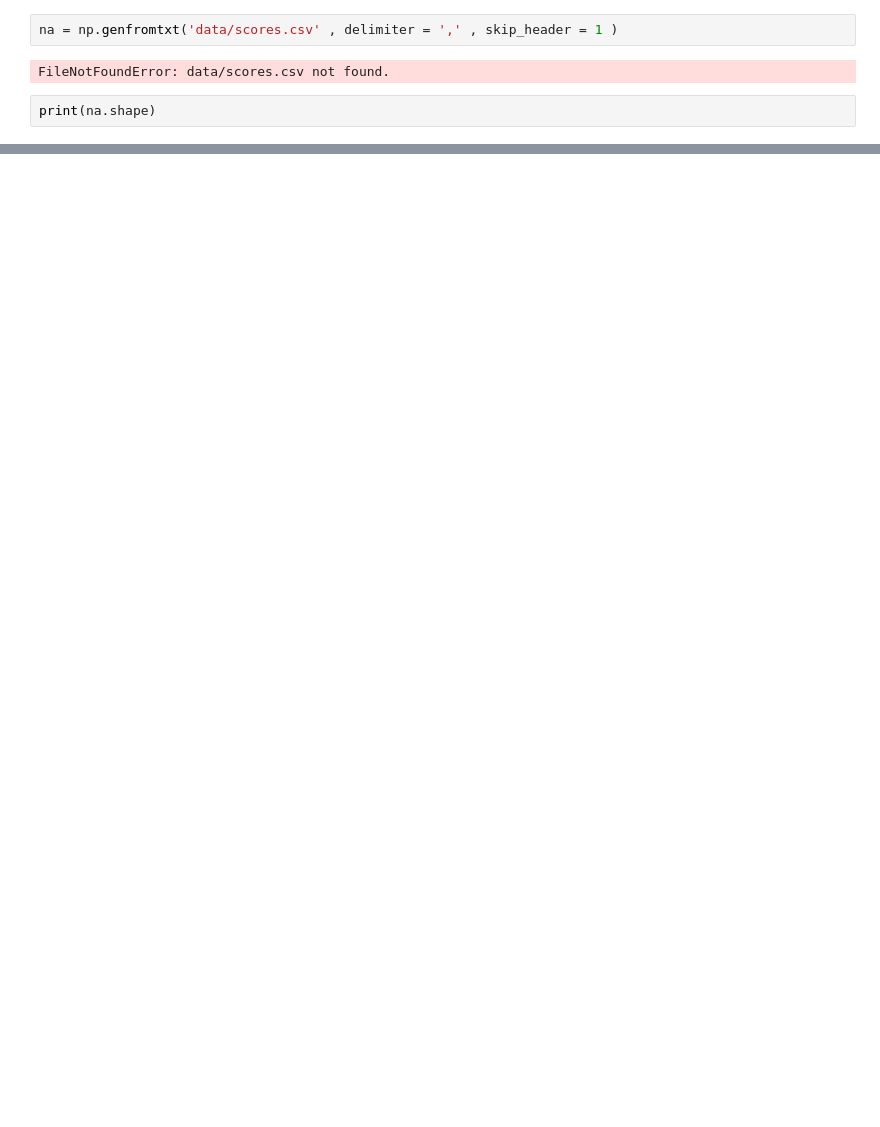
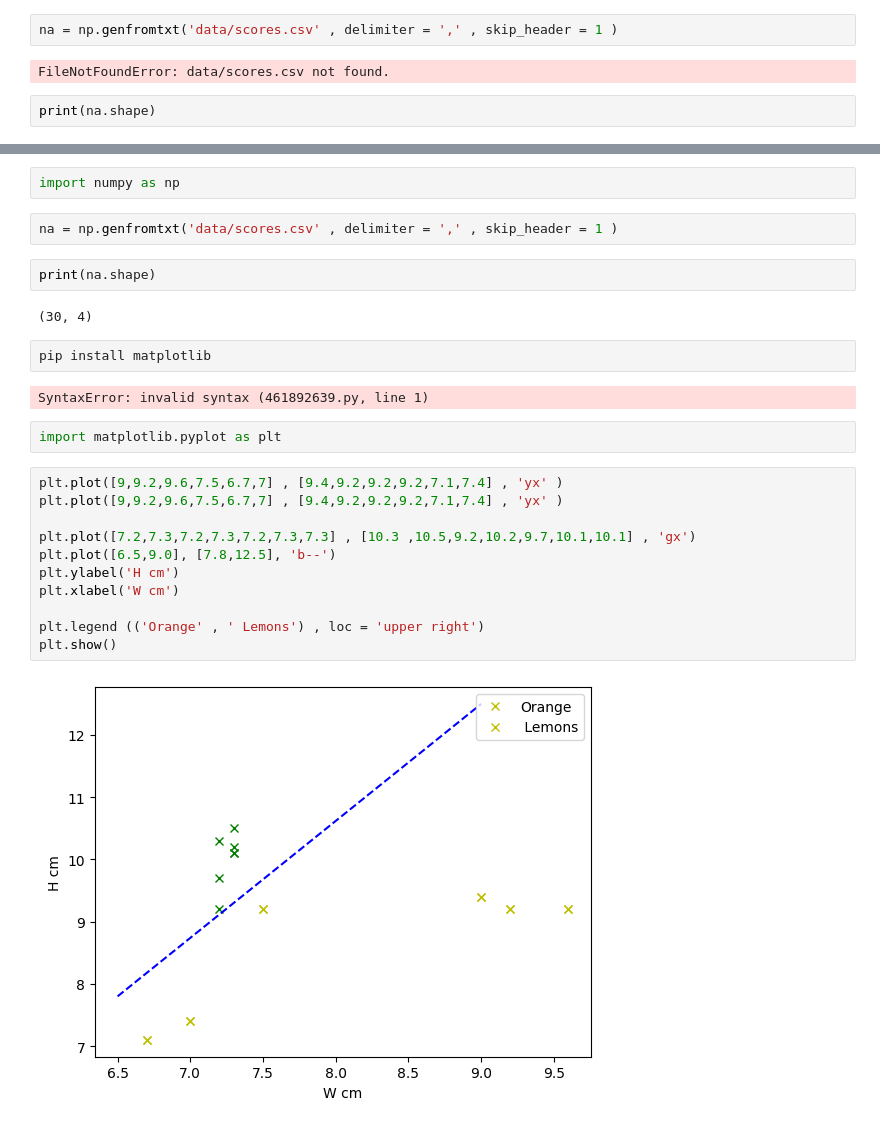
Before and after one commit to aeiou789/python101, a Jupyter notebook: Untitled-1.ipynb, the cells around one changed output, grey strips where cells are left out. Drawn from its saved outputs; the diff is of its cells as text; blank space fills up the shorter version.

```diff
--- a/Untitled-1.ipynb
+++ b/Untitled-1.ipynb
@@ -59,0 +102,27 @@ print(na.shape)
+# %%
+import numpy as np
+# %%
+na = np.genfromtxt('data/scores.csv' , delimiter = ',' , skip_header = 1 )
+# %%
+print(na.shape)
+# %% [output]
+(30, 4)
+# %%
+pip install matplotlib
+# %% [output]
+SyntaxError: invalid syntax (461892639.py, line 1)
+# %%
+import matplotlib.pyplot as plt
+# %%
+plt.plot([9,9.2,9.6,7.5,6.7,7] , [9.4,9.2,9.2,9.2,7.1,7.4] , 'yx' )
+plt.plot([9,9.2,9.6,7.5,6.7,7] , [9.4,9.2,9.2,9.2,7.1,7.4] , 'yx' )
+
+plt.plot([7.2,7.3,7.2,7.3,7.2,7.3,7.3] , [10.3 ,10.5,9.2,10.2,9.7,10.1,10.1] , 'gx')
+plt.plot([6.5,9.0], [7.8,12.5], 'b--')
+plt.ylabel('H cm')
+plt.xlabel('W cm')
+
+plt.legend (('Orange' , ' Lemons') , loc = 'upper right')
+plt.show()
+# %% [output]
+[figure, added]
```
Also changed, not shown: parts of 30 cells of this notebook, 2 other files.
